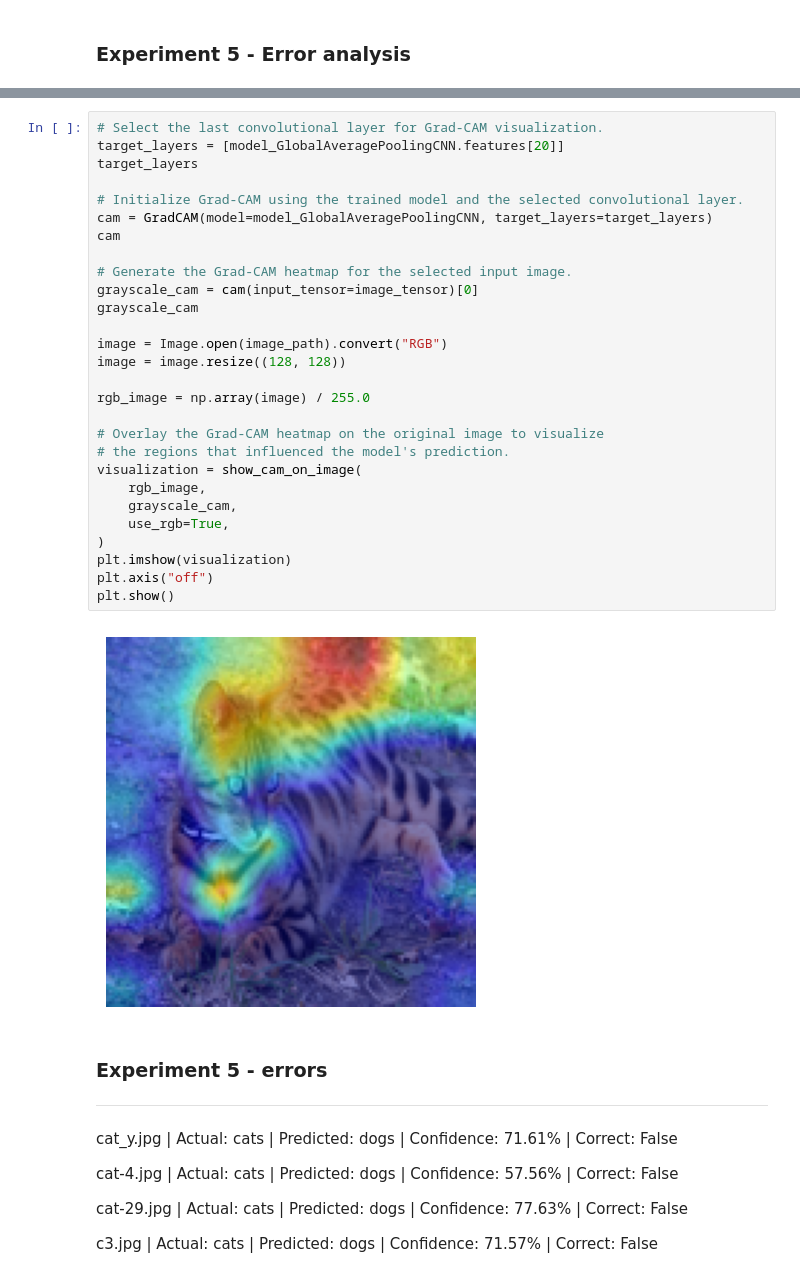
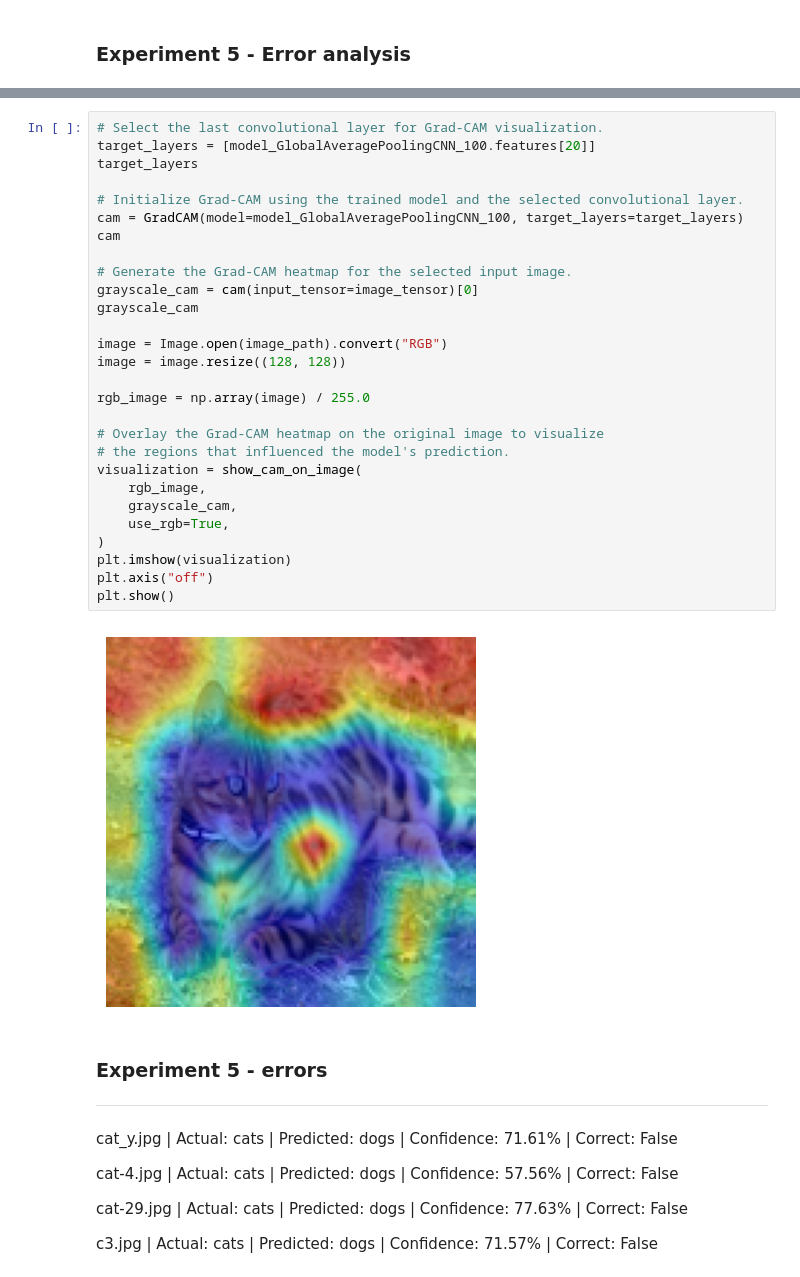
Before and after one commit to plamensve/cats_and_dogs_classification, a Jupyter notebook: 02_notebooks/04_results_analysis.ipynb, the cells around one changed output, grey strips where cells are left out. Saved outputs shown, nothing was run; the diff lists cells and outputs as text.

```diff
--- a/02_notebooks/04_results_analysis.ipynb
+++ b/02_notebooks/04_results_analysis.ipynb
@@ -1515,33 +1531,33 @@ predicted_class, confidence
 # %%
 # Select the last convolutional layer for Grad-CAM visualization.
-target_layers = [model_GlobalAveragePoolingCNN.features[20]]
+target_layers = [model_GlobalAveragePoolingCNN_100.features[20]]
 target_layers
 
 # Initialize Grad-CAM using the trained model and the selected convolutional layer.
-cam = GradCAM(model=model_GlobalAveragePoolingCNN, target_layers=target_layers)
+cam = GradCAM(model=model_GlobalAveragePoolingCNN_100, target_layers=target_layers)
 cam
 
 # Generate the Grad-CAM heatmap for the selected input image.
 grayscale_cam = cam(input_tensor=image_tensor)[0]
 grayscale_cam
 
 image = Image.open(image_path).convert("RGB")
 image = image.resize((128, 128))
 
 rgb_image = np.array(image) / 255.0
 
 # Overlay the Grad-CAM heatmap on the original image to visualize
 # the regions that influenced the model's prediction.
 visualization = show_cam_on_image(
     rgb_image,
     grayscale_cam,
     use_rgb=True,
 )
 plt.imshow(visualization)
 plt.axis("off")
 plt.show()
 # %% [output]
-[figure, old version]
+[figure, new version]
 # %% [markdown]
 ### Experiment 5 - errors
 ---
```
Also changed, not shown: parts of 5 cells of this notebook, 5 other files.
